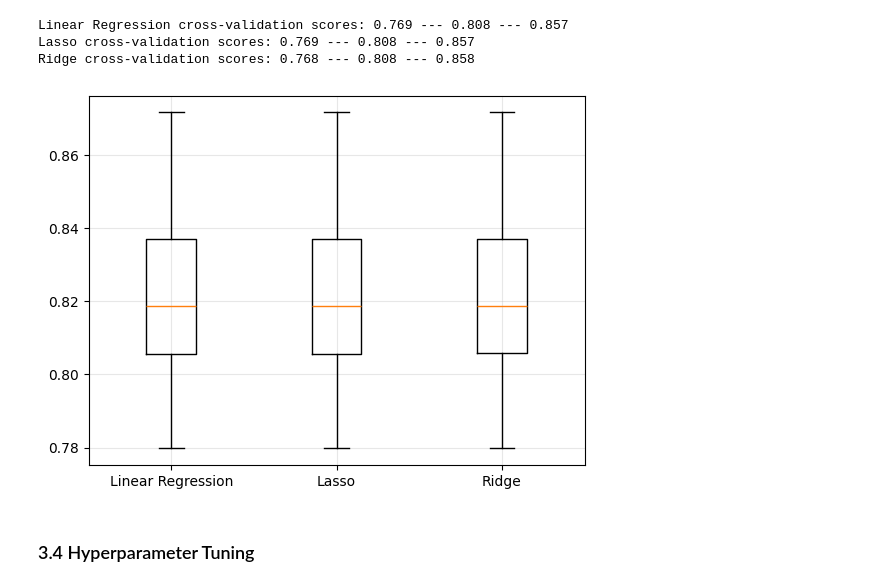
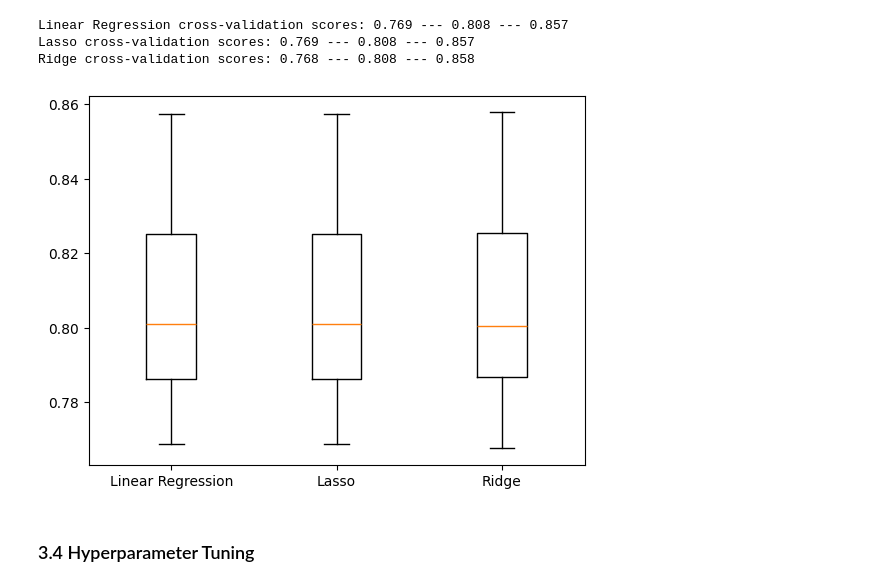
Before and after one commit to rsamconn/London-housing, a Jupyter notebook: Regression_analysis.ipynb, the cells around one changed output. Cells and saved outputs as stored; diff of their text form; code cells hidden in the pictures.

```diff
--- a/Regression_analysis.ipynb
+++ b/Regression_analysis.ipynb
@@ -624,7 +628,7 @@ Ridge cross-validation scores: 0.78 --- 0.822 --- 0.872
 # %% [markdown]
 Test set scores
 # %%
-cross_vals_neighbor = multi_cross_val_score(
+cross_vals_neighbor_test = multi_cross_val_score(
     models = models_neighbor,
     X = X_test_neighbor,
     y = y_test_neighbor,
@@ -636,12 +640,12 @@ Lasso cross-validation scores: 0.769 --- 0.808 --- 0.857
 Ridge cross-validation scores: 0.768 --- 0.808 --- 0.858
 # %%
 plt.boxplot(
-    [model_result for model_result in cross_vals_neighbor.values()],
-    labels = [model_name for model_name in cross_vals_neighbor.keys()]
+    [model_result for model_result in cross_vals_neighbor_test.values()],
+    labels = [model_name for model_name in cross_vals_neighbor_test.keys()]
 )
 plt.show()
 # %% [output]
-[figure, old version]
+[figure, new version]
 # %% [markdown]
 ### 3.4 Hyperparameter Tuning
 # %% [markdown]
```
Also changed, not shown: parts of 63 cells of this notebook, 1 other file.
